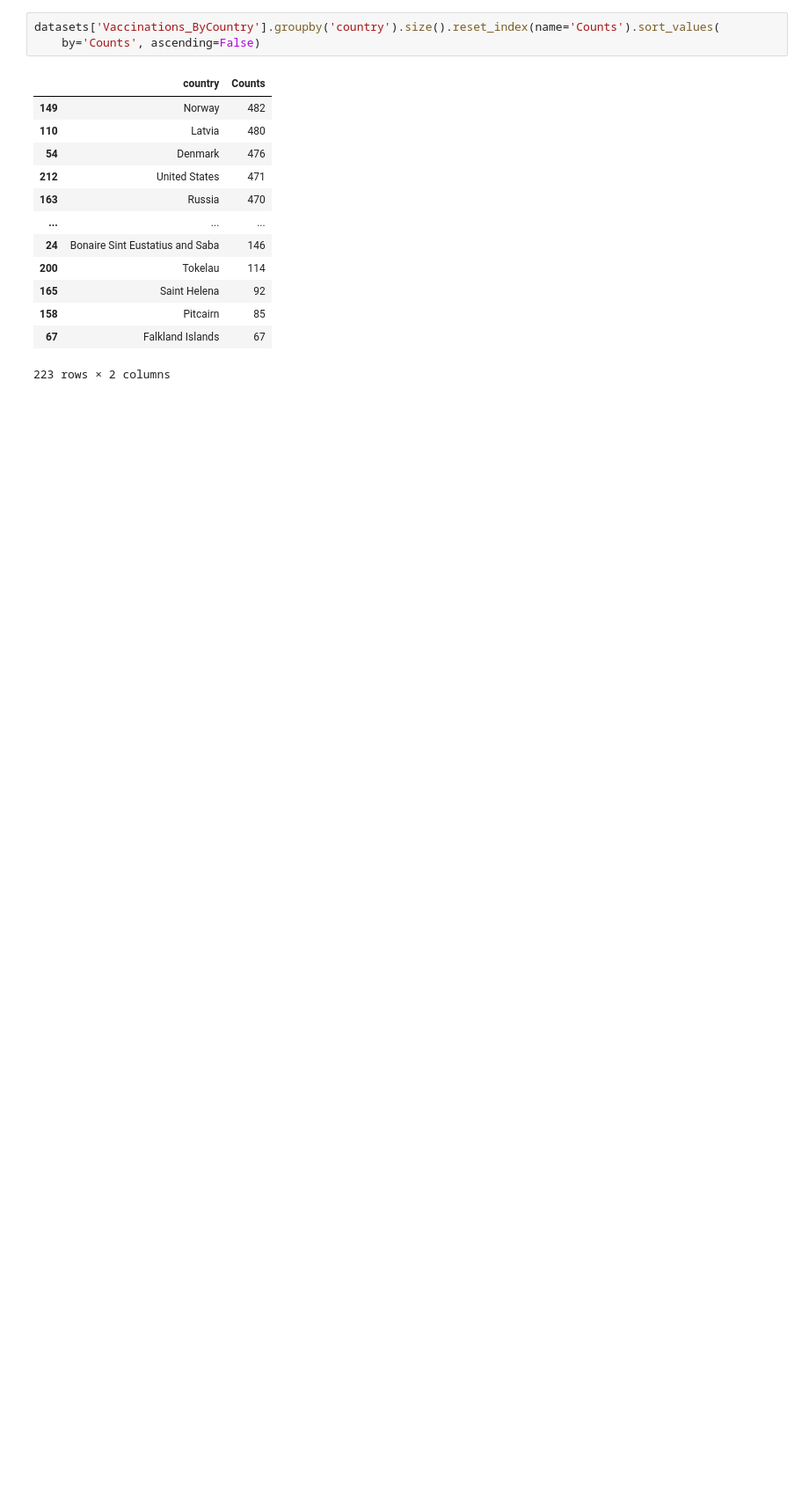
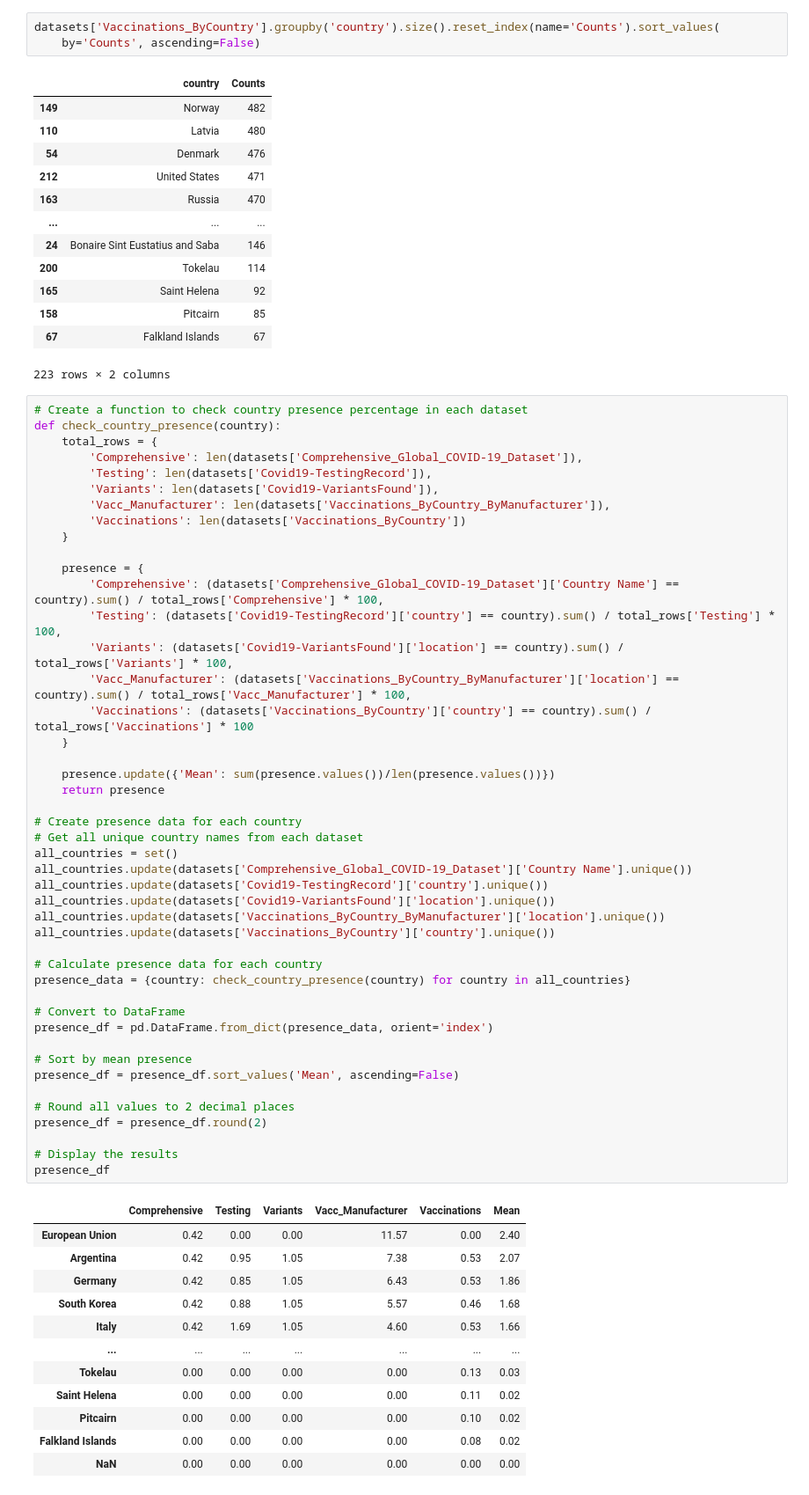
Before and after one commit to tangnatta/AUT461-Miniproject-2025, a Jupyter notebook: eda_v1.ipynb, the cells around one changed output. Shown: that part at 88% size. Cells and saved outputs as stored; diff of their text form; blank space fills up the shorter version.

```diff
--- a/eda_v1.ipynb
+++ b/eda_v1.ipynb
@@ -154,3 +154,61 @@ datasets['Vaccinations_ByCountry'].groupby('country').size().reset_index(name='C
 | 158 | Pitcairn | 85 |
 | 67 | Falkland Islands | 67 |
 223 rows × 2 columns
+# %%
+# Create a function to check country presence percentage in each dataset
+def check_country_presence(country):
+    total_rows = {
+        'Comprehensive': len(datasets['Comprehensive_Global_COVID-19_Dataset']),
+        'Testing': len(datasets['Covid19-TestingRecord']),
+        'Variants': len(datasets['Covid19-VariantsFound']),
+        'Vacc_Manufacturer': len(datasets['Vaccinations_ByCountry_ByManufacturer']),
+        'Vaccinations': len(datasets['Vaccinations_ByCountry'])
+    }
+
+    presence = {
+        'Comprehensive': (datasets['Comprehensive_Global_COVID-19_Dataset']['Country Name'] == country).sum() / total_rows['Comprehensive'] * 100,
+        'Testing': (datasets['Covid19-TestingRecord']['country'] == country).sum() / total_rows['Testing'] * 100,
+        'Variants': (datasets['Covid19-VariantsFound']['location'] == country).sum() / total_rows['Variants'] * 100,
+        'Vacc_Manufacturer': (datasets['Vaccinations_ByCountry_ByManufacturer']['location'] == country).sum() / total_rows['Vacc_Manufacturer'] * 100,
+        'Vaccinations': (datasets['Vaccinations_ByCountry']['country'] == country).sum() / total_rows['Vaccinations'] * 100
+    }
+
+    presence.update({'Mean': sum(presence.values())/len(presence.values())})
+    return presence
+
+# Create presence data for each country
+# Get all unique country names from each dataset
+all_countries = set()
+all_countries.update(datasets['Comprehensive_Global_COVID-19_Dataset']['Country Name'].unique())
+all_countries.update(datasets['Covid19-TestingRecord']['country'].unique())
+all_countries.update(datasets['Covid19-VariantsFound']['location'].unique())
+all_countries.update(datasets['Vaccinations_ByCountry_ByManufacturer']['location'].unique())
+all_countries.update(datasets['Vaccinations_ByCountry']['country'].unique())
+
+# Calculate presence data for each country
+presence_data = {country: check_country_presence(country) for country in all_countries}
+
+# Convert to DataFrame
+presence_df = pd.DataFrame.from_dict(presence_data, orient='index')
+
+# Sort by mean presence
+presence_df = presence_df.sort_values('Mean', ascending=False)
+
+# Round all values to 2 decimal places
+presence_df = presence_df.round(2)
+
+# Display the results
+presence_df
+# %% [output]
+|  | Comprehensive | Testing | Variants | Vacc_Manufacturer | Vaccinations | Mean |
+| European Union | 0.42 | 0.00 | 0.00 | 11.57 | 0.00 | 2.40 |
+| Argentina | 0.42 | 0.95 | 1.05 | 7.38 | 0.53 | 2.07 |
+| Germany | 0.42 | 0.85 | 1.05 | 6.43 | 0.53 | 1.86 |
+| South Korea | 0.42 | 0.88 | 1.05 | 5.57 | 0.46 | 1.68 |
+| Italy | 0.42 | 1.69 | 1.05 | 4.60 | 0.53 | 1.66 |
+| ... | ... | ... | ... | ... | ... | ... |
+| Tokelau | 0.00 | 0.00 | 0.00 | 0.00 | 0.13 | 0.03 |
+| Saint Helena | 0.00 | 0.00 | 0.00 | 0.00 | 0.11 | 0.02 |
+| Pitcairn | 0.00 | 0.00 | 0.00 | 0.00 | 0.10 | 0.02 |
+| Falkland Islands | 0.00 | 0.00 | 0.00 | 0.00 | 0.08 | 0.02 |
+| NaN | 0.00 | 0.00 | 0.00 | 0.00 | 0.00 | 0.00 |
```
Also changed, not shown: parts of 4 cells of this notebook, 3 other files.
